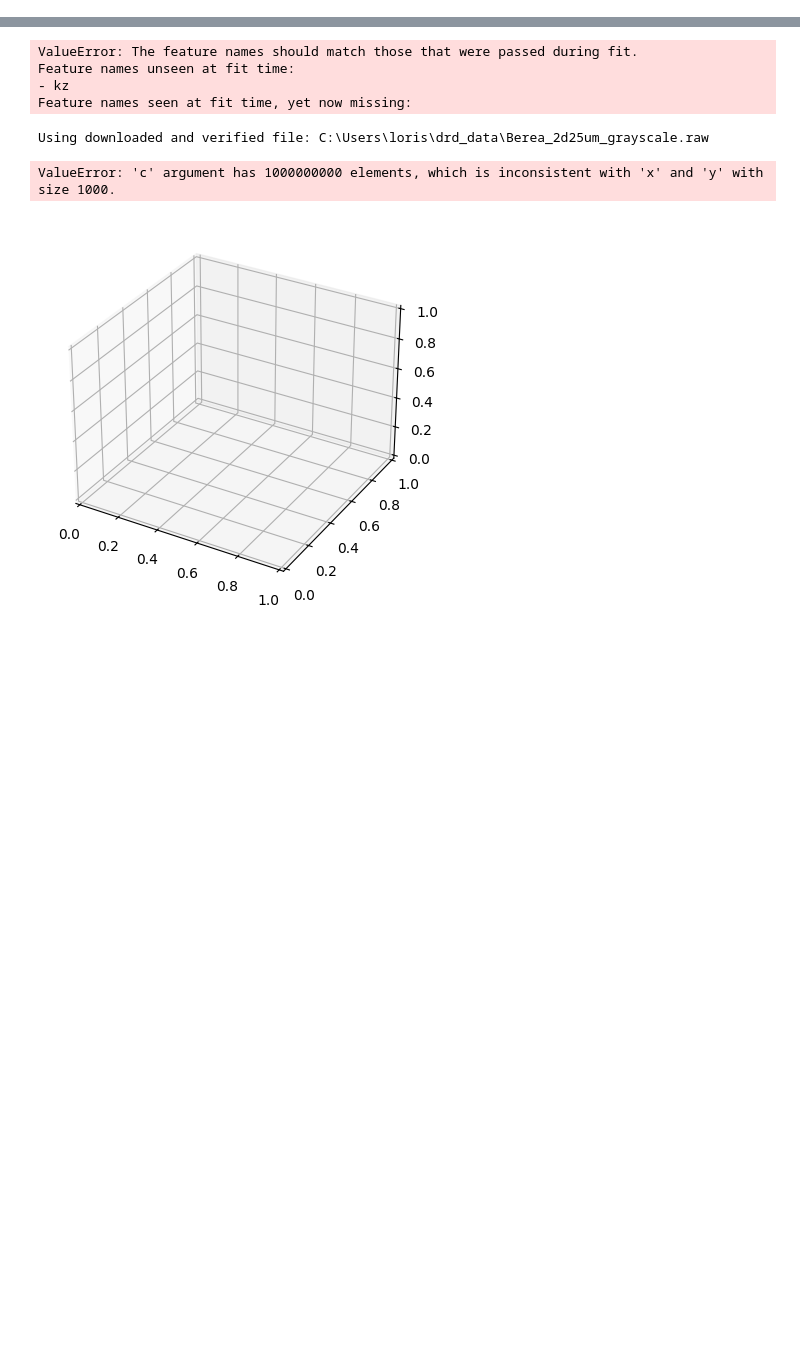
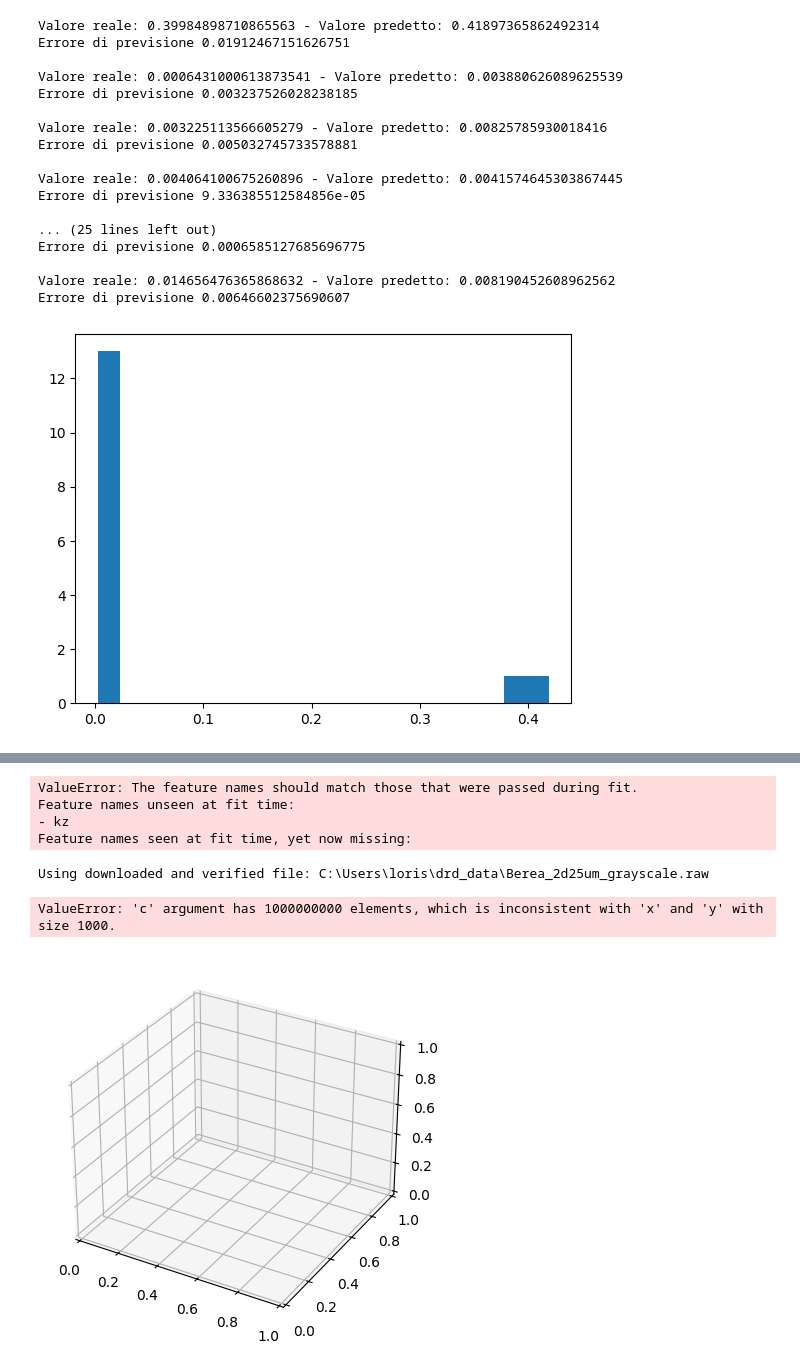
Before and after one commit to LorisMinetti/Permeability_Eval_AI, a Jupyter notebook: Notebook.ipynb, the cells around one changed output, grey strips where cells are left out. Cells and saved outputs as stored; diff of their text form; code cells hidden in the pictures; blank space fills up the shorter version.

```diff
--- a/Notebook.ipynb
+++ b/Notebook.ipynb
@@ -286,0 +152,30 @@ plt.show()
+# %%
+plt.hist(predict_k, bins=20)
+
+y_ravel = y_test.values.ravel()
+
+errori_list = []
+
+for a in range(0, len(y_test) - 1):
+    errori_list.append(abs(y_ravel[a] - predict_k[a]))
+    print(f"Valore reale: {y_ravel[a]} - Valore predetto: {predict_k[a]} \n"
+         f"Errore di previsione { abs(y_ravel[a] - predict_k[a]) } \n")
+# %% [output]
+Valore reale: 0.39984898710865563 - Valore predetto: 0.41897365862492314
+Errore di previsione 0.01912467151626751
+
+Valore reale: 0.0006431000613873541 - Valore predetto: 0.003880626089625539
+Errore di previsione 0.003237526028238185
+
+Valore reale: 0.003225113566605279 - Valore predetto: 0.00825785930018416
+Errore di previsione 0.005032745733578881
+
+Valore reale: 0.004064100675260896 - Valore predetto: 0.0041574645303867445
+Errore di previsione 9.336385512584856e-05
+
+... (25 lines left out)
+Errore di previsione 0.0006585127685696775
+
+Valore reale: 0.014656476365868632 - Valore predetto: 0.008190452608962562
+Errore di previsione 0.00646602375690607
+[figure, added]
```
Also changed, not shown: parts of 24 cells of this notebook.
